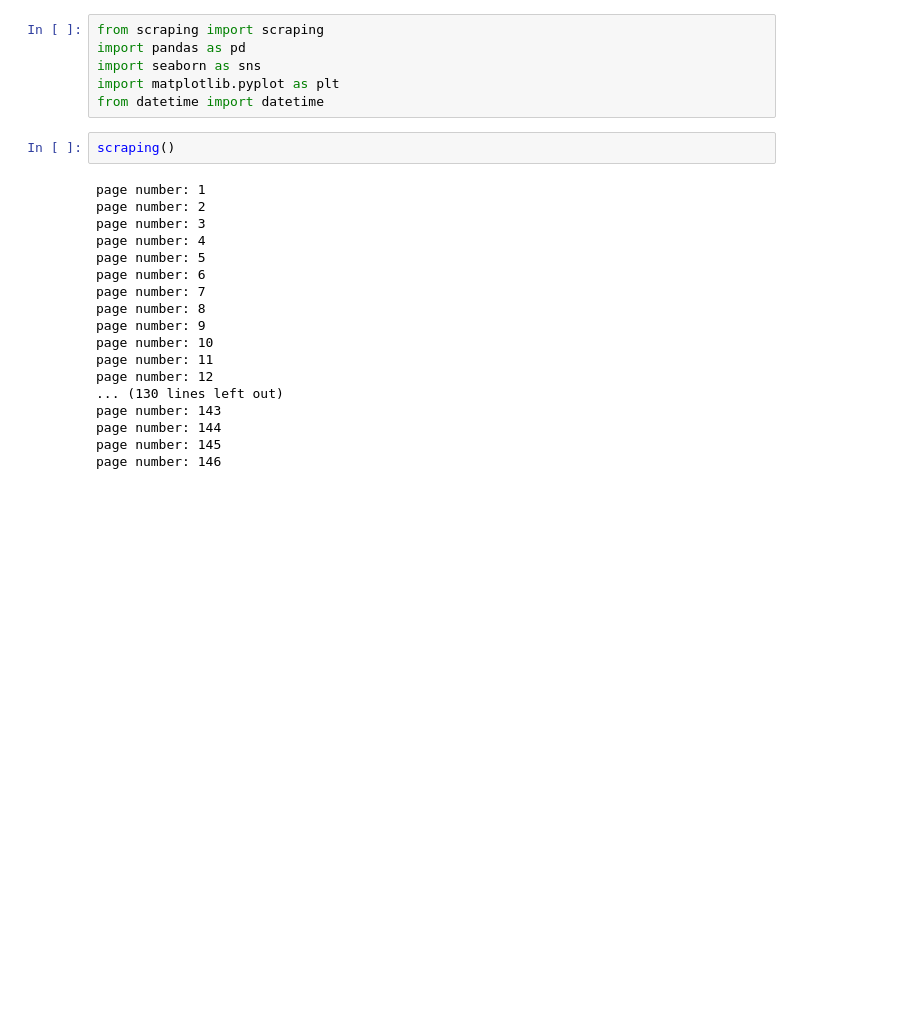
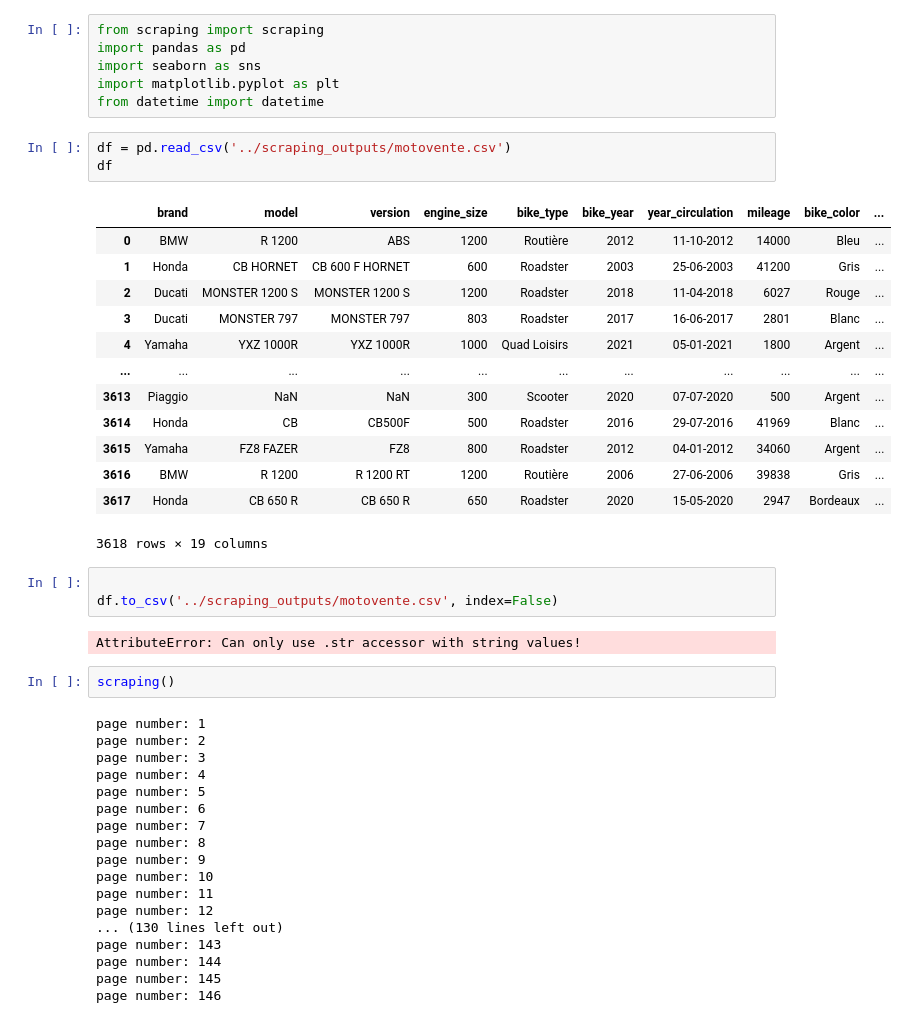
Before and after one commit to AnthonyDF/tresboncoin, a Jupyter notebook: tresboncoin/data/motovente/main.ipynb, the cells around one changed output. Cells and saved outputs as stored; diff of their text form; blank space fills up the shorter version.

```diff
--- a/tresboncoin/data/motovente/main.ipynb
+++ b/tresboncoin/data/motovente/main.ipynb
@@ -4,6 +4,28 @@ import pandas as pd
 import seaborn as sns
 import matplotlib.pyplot as plt
 from datetime import datetime
+# %%
+df = pd.read_csv('../scraping_outputs/motovente.csv')
+df
+# %% [output]
+|  | brand | model | version | engine_size | bike_type | bike_year | year_circulation | mileage | bike_color | ... |
+| 0 | BMW | R 1200 | ABS | 1200 | Routière | 2012 | 11-10-2012 | 14000 | Bleu | ... |
+| 1 | Honda | CB HORNET | CB 600 F HORNET | 600 | Roadster | 2003 | 25-06-2003 | 41200 | Gris | ... |
+| 2 | Ducati | MONSTER 1200 S | MONSTER 1200 S | 1200 | Roadster | 2018 | 11-04-2018 | 6027 | Rouge | ... |
+| 3 | Ducati | MONSTER 797 | MONSTER 797 | 803 | Roadster | 2017 | 16-06-2017 | 2801 | Blanc | ... |
+| 4 | Yamaha | YXZ 1000R | YXZ 1000R | 1000 | Quad Loisirs | 2021 | 05-01-2021 | 1800 | Argent | ... |
+| ... | ... | ... | ... | ... | ... | ... | ... | ... | ... | ... |
+| 3613 | Piaggio | NaN | NaN | 300 | Scooter | 2020 | 07-07-2020 | 500 | Argent | ... |
+| 3614 | Honda | CB | CB500F | 500 | Roadster | 2016 | 29-07-2016 | 41969 | Blanc | ... |
+| 3615 | Yamaha | FZ8 FAZER | FZ8 | 800 | Roadster | 2012 | 04-01-2012 | 34060 | Argent | ... |
+| 3616 | BMW | R 1200 | R 1200 RT | 1200 | Routière | 2006 | 27-06-2006 | 39838 | Gris | ... |
+| 3617 | Honda | CB 650 R | CB 650 R | 650 | Roadster | 2020 | 15-05-2020 | 2947 | Bordeaux | ... |
+3618 rows × 19 columns
+# %%
+
+df.to_csv('../scraping_outputs/motovente.csv', index=False)
+# %% [output]
+AttributeError: Can only use .str accessor with string values!
 # %%
 scraping()
 # %% [output]
```
Also changed, not shown: 21 other files.
